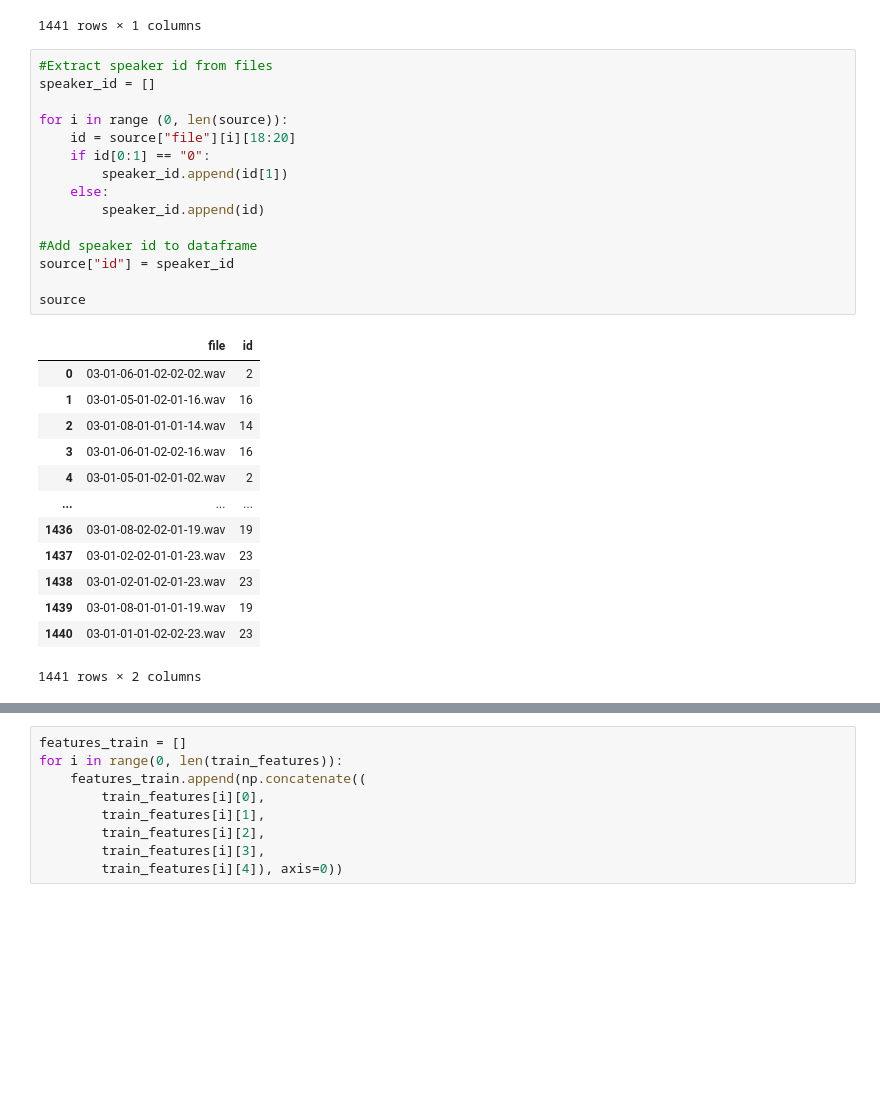
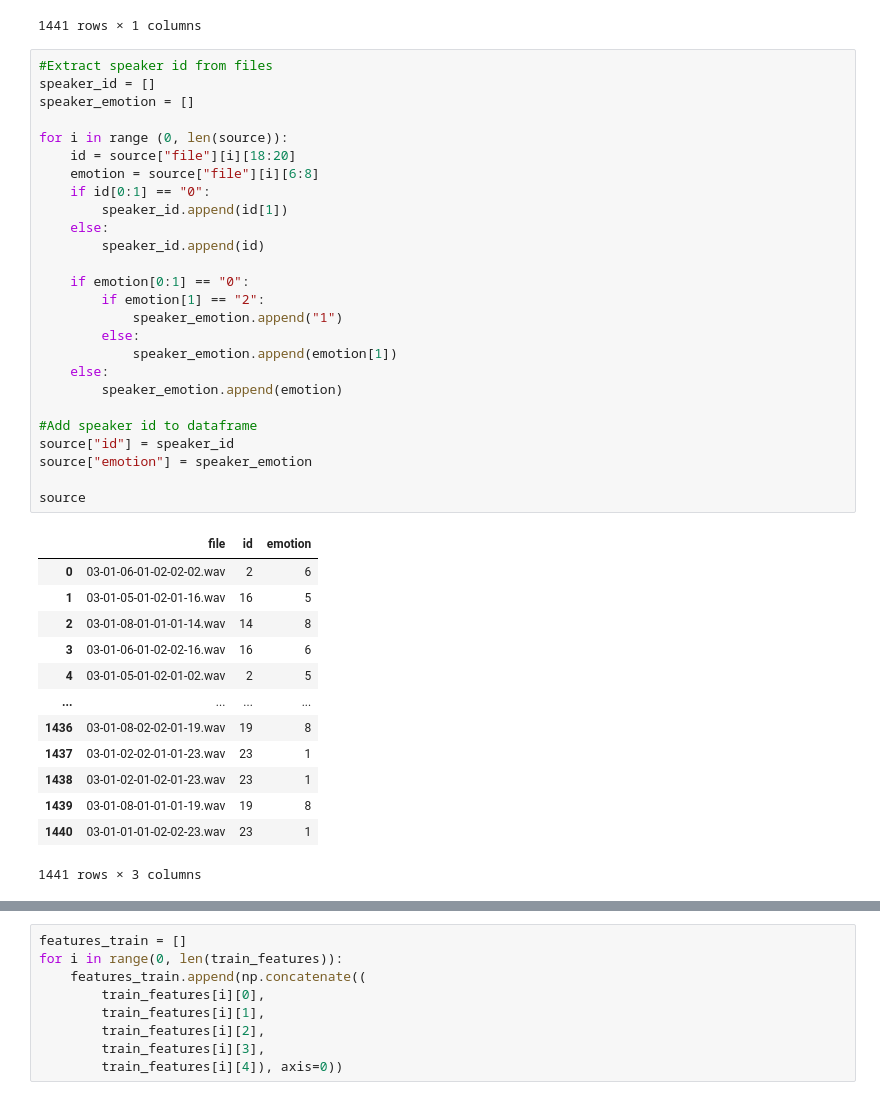
Before and after one commit to jthiepler/voice-classifier, a Jupyter notebook: code.ipynb, the cells around one changed output, grey strips where cells are left out. Saved outputs shown, nothing was run; the diff lists cells and outputs as text; blank space fills up the shorter version.

```diff
--- a/code.ipynb
+++ b/code.ipynb
@@ -37,30 +39,41 @@ source
 # %%
 #Extract speaker id from files
 speaker_id = []
+speaker_emotion = []
 
 for i in range (0, len(source)):
     id = source["file"][i][18:20]
+    emotion = source["file"][i][6:8]
     if id[0:1] == "0":
         speaker_id.append(id[1])
     else:
         speaker_id.append(id)
 
+    if emotion[0:1] == "0":
+        if emotion[1] == "2":
+            speaker_emotion.append("1")
+        else:
+            speaker_emotion.append(emotion[1])
+    else:
+        speaker_emotion.append(emotion)
+
 #Add speaker id to dataframe
 source["id"] = speaker_id
+source["emotion"] = speaker_emotion
 
 source
 # %% [output]
-|  | file | id |
-| 0 | 03-01-06-01-02-02-02.wav | 2 |
-| 1 | 03-01-05-01-02-01-16.wav | 16 |
-| 2 | 03-01-08-01-01-01-14.wav | 14 |
-| 3 | 03-01-06-01-02-02-16.wav | 16 |
-| 4 | 03-01-05-01-02-01-02.wav | 2 |
-| ... | ... | ... |
-| 1436 | 03-01-08-02-02-01-19.wav | 19 |
-| 1437 | 03-01-02-02-01-01-23.wav | 23 |
-| 1438 | 03-01-02-01-02-01-23.wav | 23 |
-| 1439 | 03-01-08-01-01-01-19.wav | 19 |
-| 1440 | 03-01-01-01-02-02-23.wav | 23 |
+|  | file | id | emotion |
+| 0 | 03-01-06-01-02-02-02.wav | 2 | 6 |
+| 1 | 03-01-05-01-02-01-16.wav | 16 | 5 |
+| 2 | 03-01-08-01-01-01-14.wav | 14 | 8 |
+| 3 | 03-01-06-01-02-02-16.wav | 16 | 6 |
+| 4 | 03-01-05-01-02-01-02.wav | 2 | 5 |
+| ... | ... | ... | ... |
+| 1436 | 03-01-08-02-02-01-19.wav | 19 | 8 |
+| 1437 | 03-01-02-02-01-01-23.wav | 23 | 1 |
+| 1438 | 03-01-02-01-02-01-23.wav | 23 | 1 |
+| 1439 | 03-01-08-01-01-01-19.wav | 19 | 8 |
+| 1440 | 03-01-01-01-02-02-23.wav | 23 | 1 |
-1441 rows × 2 columns
+1441 rows × 3 columns
 # %%
```
Also changed, not shown: parts of 15 cells of this notebook.
